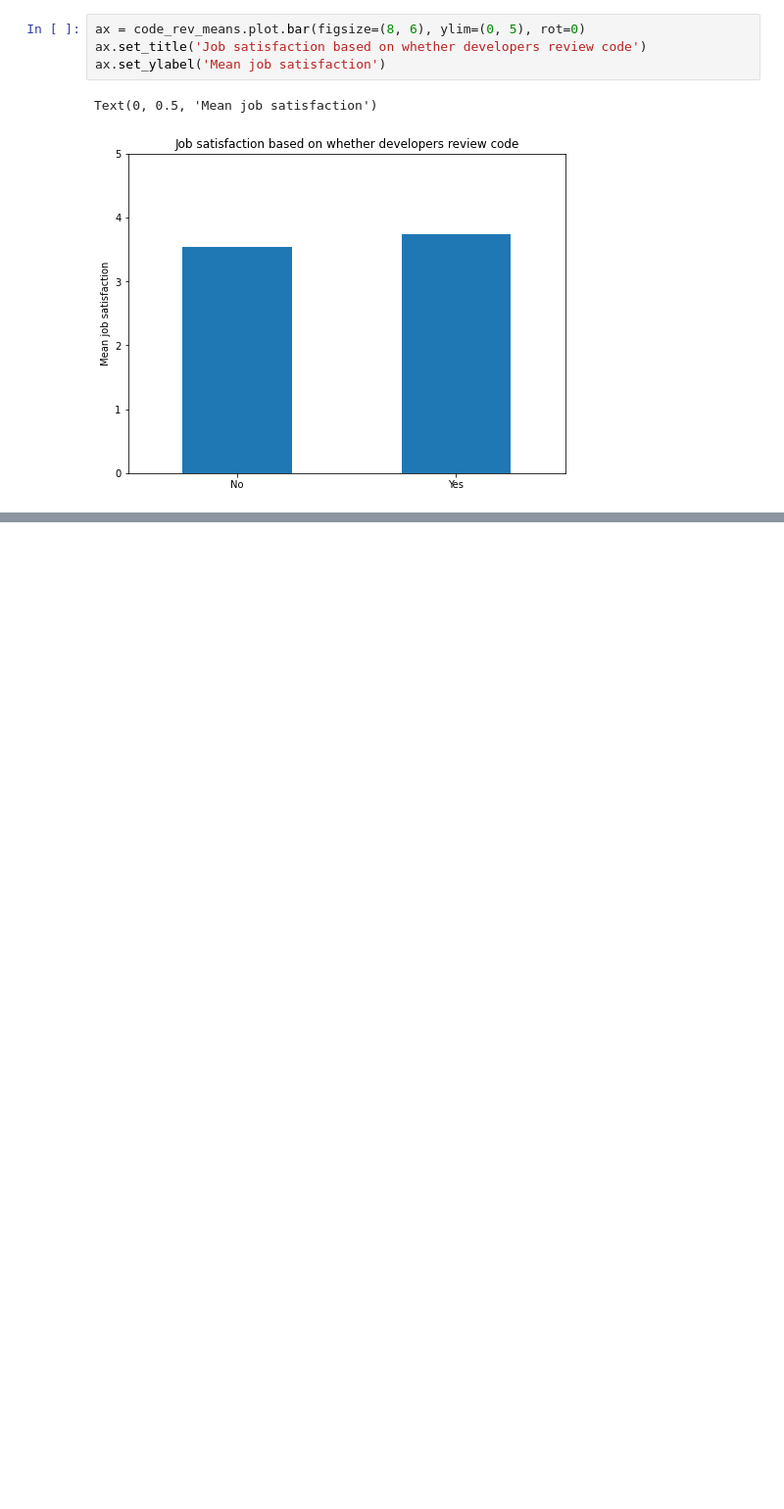
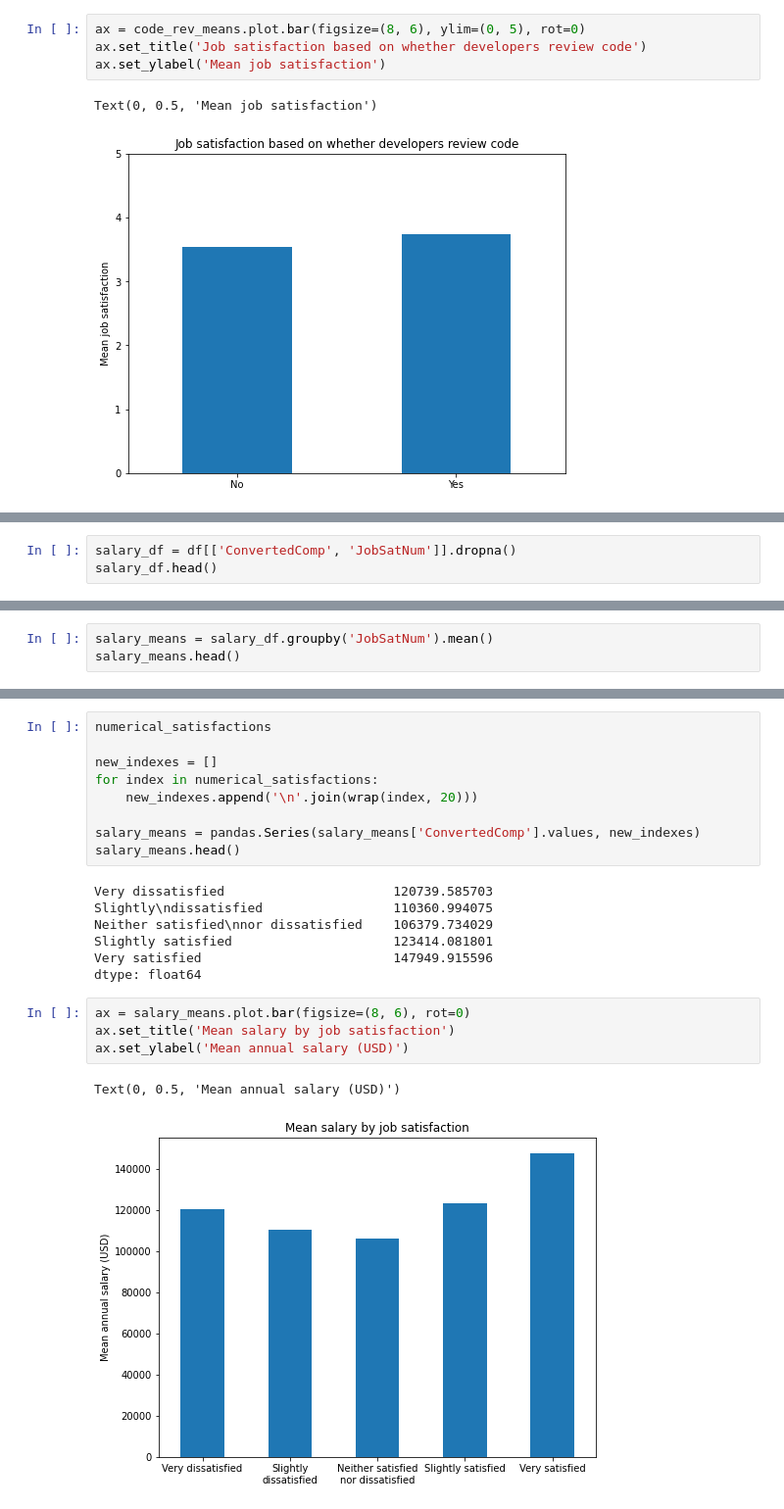
Before and after one commit to jamsidedown/data_science_blog_post_udacity, a Jupyter notebook: development_job_satisfaction.ipynb, the cells around one changed output, grey strips where cells are left out. Shown at 98% size. Drawn from its saved outputs; the diff is of its cells as text; blank space fills up the shorter version.

```diff
--- a/development_job_satisfaction.ipynb
+++ b/development_job_satisfaction.ipynb
@@ -219,0 +229,3 @@ Text(0, 0.5, 'Mean job satisfaction')
+# %%
+salary_df = df[['ConvertedComp', 'JobSatNum']].dropna()
+salary_df.head()
@@ -219,0 +241,3 @@ Text(0, 0.5, 'Mean job satisfaction')
+# %%
+salary_means = salary_df.groupby('JobSatNum').mean()
+salary_means.head()
@@ -219,0 +252,23 @@ Text(0, 0.5, 'Mean job satisfaction')
+# %%
+numerical_satisfactions
+
+new_indexes = []
+for index in numerical_satisfactions:
+    new_indexes.append('\n'.join(wrap(index, 20)))
+
+salary_means = pandas.Series(salary_means['ConvertedComp'].values, new_indexes)
+salary_means.head()
+# %% [output]
+Very dissatisfied                      120739.585703
+Slightly\ndissatisfied                 110360.994075
+Neither satisfied\nnor dissatisfied    106379.734029
+Slightly satisfied                     123414.081801
+Very satisfied                         147949.915596
+dtype: float64
+# %%
+ax = salary_means.plot.bar(figsize=(8, 6), rot=0)
+ax.set_title('Mean salary by job satisfaction')
+ax.set_ylabel('Mean annual salary (USD)')
+# %% [output]
+Text(0, 0.5, 'Mean annual salary (USD)')
+[figure, added]
```
Also changed, not shown: parts of 10 cells of this notebook, 1 other file.
